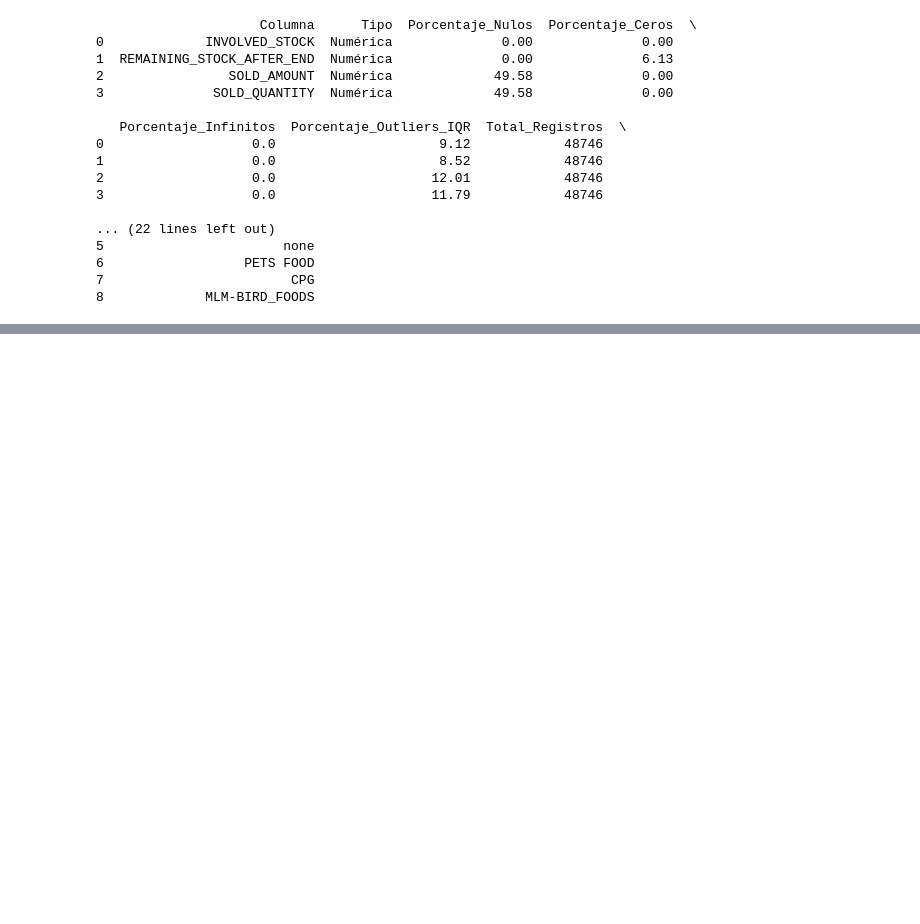
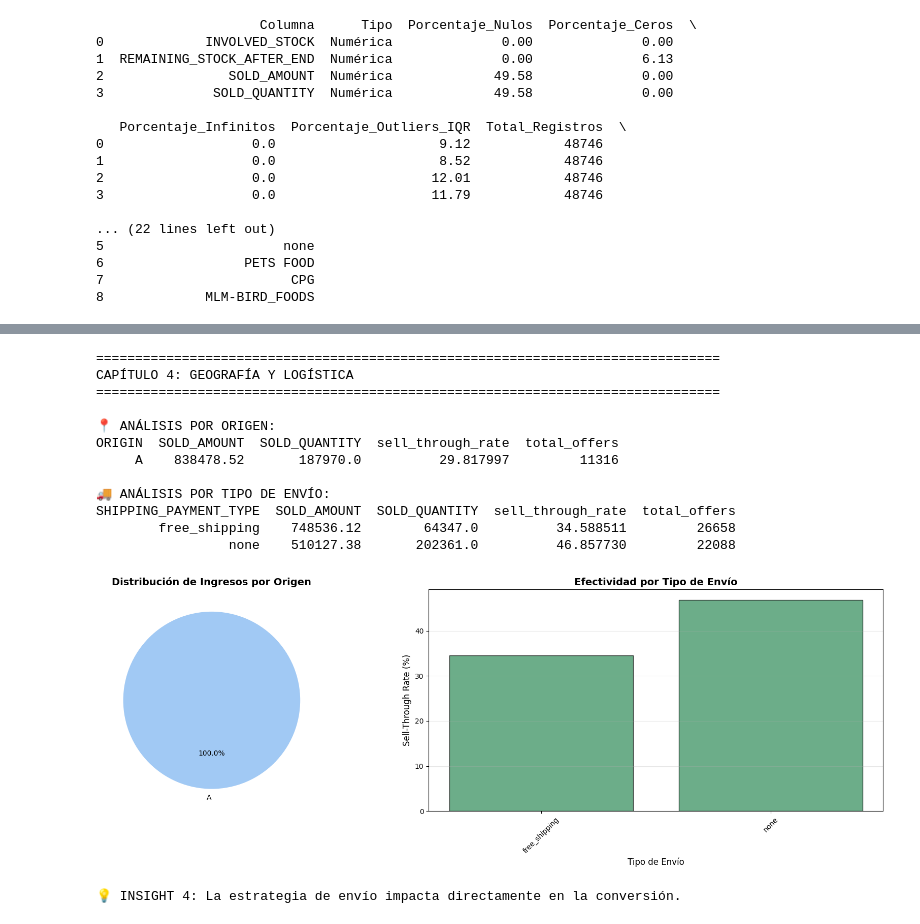
Before and after one commit to Carlos836/meli-ds, a Jupyter notebook: notebooks/ejercicio_1_eda.ipynb, the cells around one changed output, grey strips where cells are left out. Drawn from its saved outputs; the diff is of its cells as text; code cells hidden in the pictures; blank space fills up the shorter version.

```diff
--- a/notebooks/ejercicio_1_eda.ipynb
+++ b/notebooks/ejercicio_1_eda.ipynb
@@ -80,0 +319,67 @@ print(f"Periodo: {df['OFFER_START_DATE'].min()} a {df['OFFER_START_DATE'].max()}
+# %%
+# ============================================================================
+# 5. CAPÍTULO 4: GEOGRAFÍA Y LOGÍSTICA - Origen y envío
+# ============================================================================
+
+print("\n" + "="*80)
+print("CAPÍTULO 4: GEOGRAFÍA Y LOGÍSTICA")
+print("="*80)
+
+# Análisis por origen
+origin_analysis = df.groupby('ORIGIN').agg({
+    'SOLD_AMOUNT': 'sum',
+    'SOLD_QUANTITY': 'sum',
+    'sell_through_rate': 'mean',
+    'OFFER_START_DATE': 'count'
+}).reset_index().rename(columns={'OFFER_START_DATE': 'total_offers'})
+
+# Análisis por tipo de envío
+shipping_analysis = df.groupby('SHIPPING_PAYMENT_TYPE').agg({
+    'SOLD_AMOUNT': 'sum',
+    'SOLD_QUANTITY': 'sum',
+    'sell_through_rate': 'mean',
+    'OFFER_START_DATE': 'count'
+}).reset_index().rename(columns={'OFFER_START_DATE': 'total_offers'})
+
+print(f"\n📍 ANÁLISIS POR ORIGEN:")
+print(origin_analysis.to_string(index=False))
+
+print(f"\n🚚 ANÁLISIS POR TIPO DE ENVÍO:")
+print(shipping_analysis.to_string(index=False))
+
+# Visualización
+fig, axes = plt.subplots(1, 2, figsize=(18, 6))
+
+# Gráfico 1: Ingresos por origen
+axes[0].pie(origin_analysis['SOLD_AMOUNT'], labels=origin_analysis['ORIGIN'],
+            autopct='%1.1f%%', startangle=90, colors=sns.color_palette('pastel'))
+axes[0].set_title('Distribución de Ingresos por Origen', fontsize=14, fontweight='bold')
+
+# Gráfico 2: Sell-through por tipo de envío
+axes[1].bar(shipping_analysis['SHIPPING_PAYMENT_TYPE'], shipping_analysis['sell_through_rate'],
+            color='seagreen', edgecolor='black', alpha=0.7)
+axes[1].set_xlabel('Tipo de Envío', fontsize=12)
+axes[1].set_ylabel('Sell-Through Rate (%)', fontsize=12)
+axes[1].set_title('Efectividad por Tipo de Envío', fontsize=14, fontweight='bold')
+axes[1].tick_params(axis='x', rotation=45)
+axes[1].grid(axis='y', alpha=0.3)
+
+plt.tight_layout()
+plt.show()
+
+print("\n💡 INSIGHT 4: La estrategia de envío impacta directamente en la conversión.")
+# %% [output]
+================================================================================
+CAPÍTULO 4: GEOGRAFÍA Y LOGÍSTICA
+================================================================================
+
+📍 ANÁLISIS POR ORIGEN:
+ORIGIN  SOLD_AMOUNT  SOLD_QUANTITY  sell_through_rate  total_offers
+     A    838478.52       187970.0          29.817997         11316
+
+🚚 ANÁLISIS POR TIPO DE ENVÍO:
+SHIPPING_PAYMENT_TYPE  SOLD_AMOUNT  SOLD_QUANTITY  sell_through_rate  total_offers
+        free_shipping    748536.12        64347.0          34.588511         26658
+                 none    510127.38       202361.0          46.857730         22088
+[figure, added]
+💡 INSIGHT 4: La estrategia de envío impacta directamente en la conversión.
```
Also changed, not shown: parts of 11 cells of this notebook, 11 other files.
